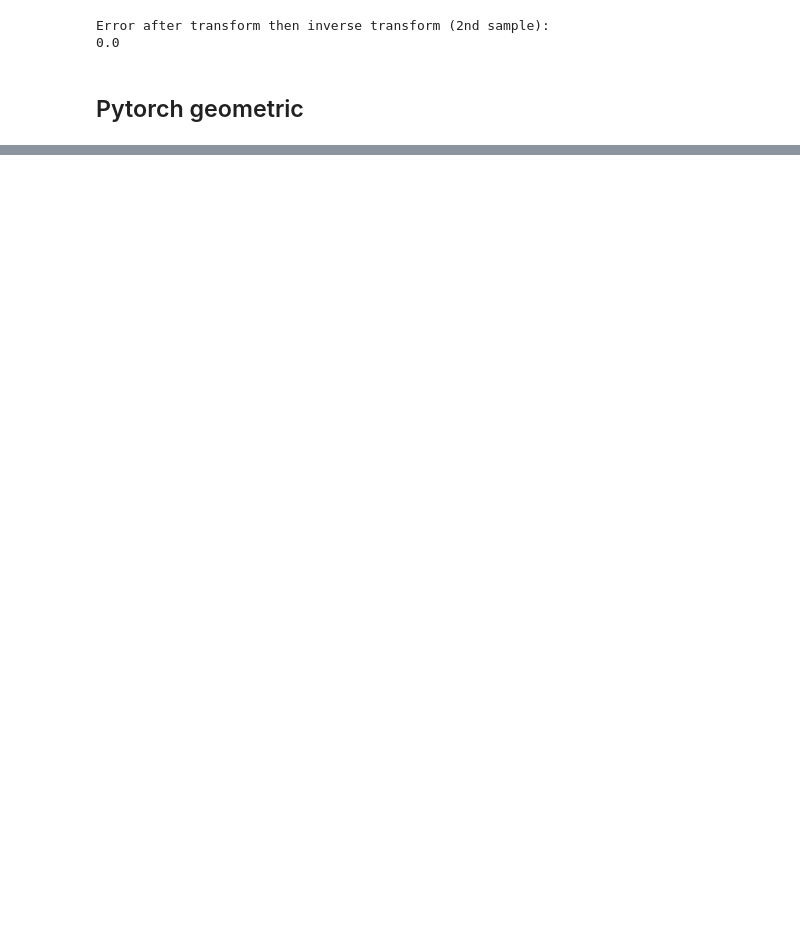
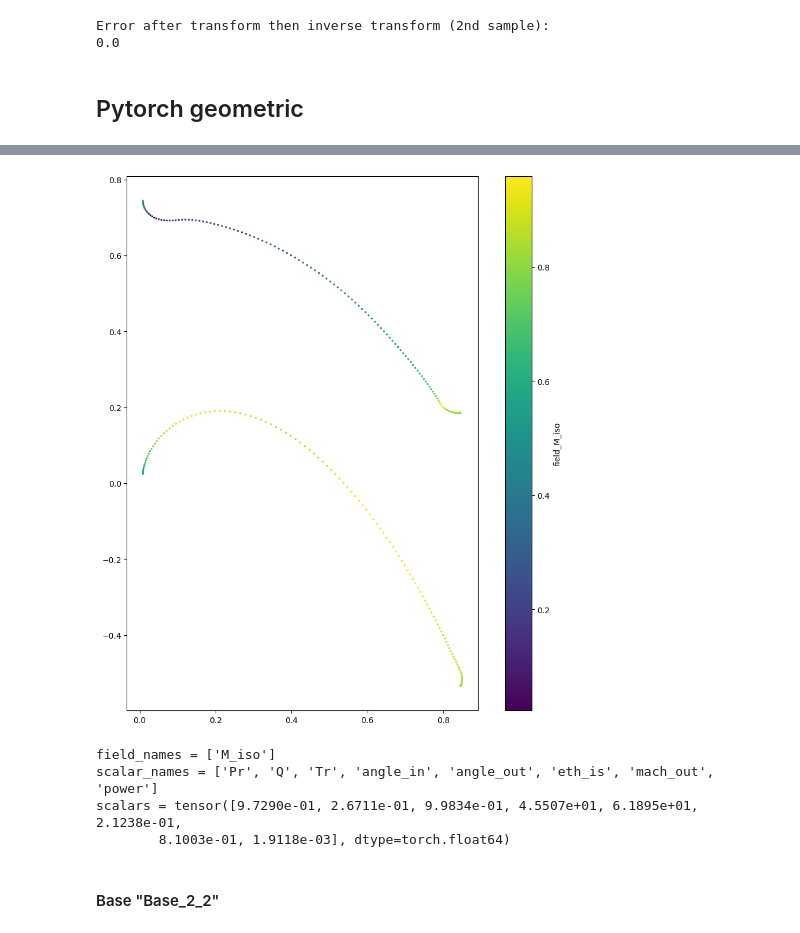
Before and after one commit to PLAID-lib/plaid-bridges, a Jupyter notebook: notebooks/torch.ipynb, the cells around one changed output, grey strips where cells are left out. Cells and saved outputs as stored; diff of their text form; code cells hidden in the pictures; blank space fills up the shorter version.

```diff
--- a/notebooks/torch.ipynb
+++ b/notebooks/torch.ipynb
@@ -120,0 +194,15 @@ torch.Size([10121, 2])
+# %%
+plot_sample_field(pyg_dataset[0], "M_iso")
+# %% [output]
+[figure, added]
+# %%
+print("field_names =", pyg_dataset[0].field_names)
+print("scalar_names =", pyg_dataset[0].scalar_names)
+print("scalars =", pyg_dataset[0].scalars)
+# %% [output]
+field_names = ['M_iso']
+scalar_names = ['Pr', 'Q', 'Tr', 'angle_in', 'angle_out', 'eth_is', 'mach_out', 'power']
+scalars = tensor([9.7290e-01, 2.6711e-01, 9.9834e-01, 4.5507e+01, 6.1895e+01, 2.1238e-01,
+        8.1003e-01, 1.9118e-03], dtype=torch.float64)
+# %% [markdown]
+#### Base "Base_2_2"
```
Also changed, not shown: parts of 19 cells of this notebook, 6 other files.
